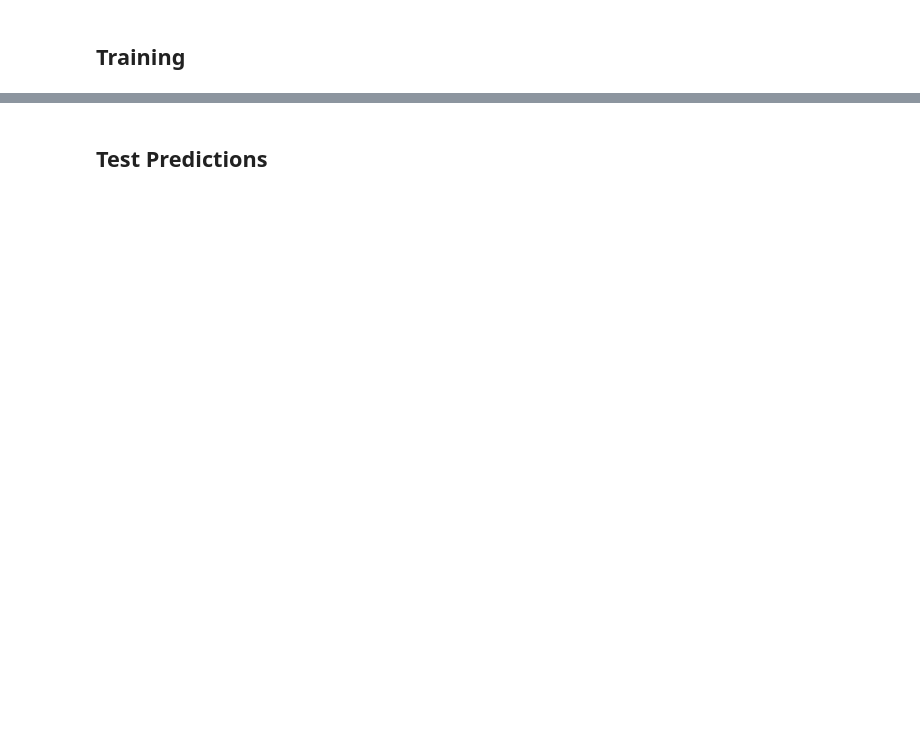
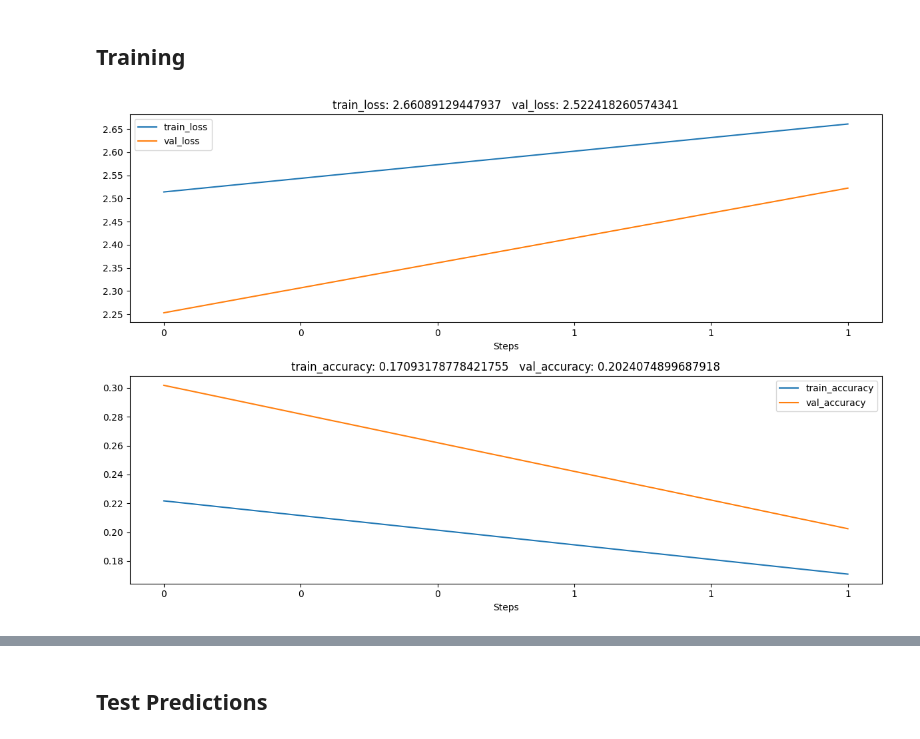
Before and after one commit to diegocremebrule/DeepLearningUNIPD, a Jupyter notebook: unipd-deep-learning-2025-challenge-1-template.ipynb, the cells around one changed output, grey strips where cells are left out. Drawn from its saved outputs; the diff is of its cells as text; code cells hidden in the pictures; blank space fills up the shorter version.

```diff
--- a/unipd-deep-learning-2025-challenge-1-template.ipynb
+++ b/unipd-deep-learning-2025-challenge-1-template.ipynb
@@ -145,8 +163,6 @@ print(img_height, img_width)
 # %%
-from torch.utils.data import DataLoader
-
 # Create data loaders
-batch_size = 20
+batch_size = 32
 train_loader = DataLoader(train_dataset, batch_size=batch_size, shuffle=True)
 val_loader = DataLoader(val_dataset, batch_size=batch_size)
 test_loader = DataLoader(test_dataset, batch_size=batch_size)
@@ -546,16 +535,16 @@ model_graph.visual_graph
 # %% [markdown]
 ## Training
 # %%
-#Some training parameters, change optmizer if changing model !!
+#Some training parameters
 
-num_epochs = 20
-lr = 1e-3
+num_epochs = 50
+lr = 0.01
 criterion = torch.nn.CrossEntropyLoss()
 
-optimizer_basic = torch.optim.Adam(model.parameters(), lr=lr)
-optimizer_lenet = torch.optim.Adam(lenet5_model.parameters(), lr=lr)
-optimizer_alexnet = torch.optim.SGD(AlexNet_model.parameters(), lr=0.01, momentum=0.9, weight_decay=1e-4)
-optimizer_resnet = torch.optim.SGD(ResNet18Small_model.parameters(), lr=0.01, momentum=0.9, weight_decay=1e-4)
+optimizer_basic = torch.optim.SGD(model.parameters(), lr=lr, momentum=0.9, weight_decay=1e-4)
+optimizer_lenet = torch.optim.SGD(lenet5_model.parameters(), lr=lr, momentum=0.9, weight_decay=1e-4)
+optimizer_alexnet = torch.optim.SGD(AlexNet_model.parameters(), lr = lr, momentum=0.9, weight_decay=1e-4)
+optimizer_resnet = torch.optim.SGD(ResNet18Small_model.parameters(), lr = lr, momentum=0.9, weight_decay=1e-4)
 # %%
 def train(model, optimizer, dataloader_train, dataloader_val, epochs, hparam_tuning=False):
 
@@ -570,6 +559,7 @@ def train(model, optimizer, dataloader_train, dataloader_val, epochs, hparam_tun
   aug_transform = transforms.Compose([
         transforms.RandomHorizontalFlip(p=0.333),
         transforms.ColorJitter(brightness=0.2, contrast=0.2, saturation=0.2, hue=0.1),
+        transforms.RandomRotation(180),
         transforms.ToTensor(), #Add a normalization later?
     ])
 
@@ -655,10 +645,12 @@ def plot_learning_acc_and_loss(loss_tr, acc_tr, loss_val, acc_val):
 # %%
 #Train the basic model
 
 start = timer()
-loss_train, accuracy_train, loss_val, accuracy_val = train(lenet5_model, optimizer_basic, train_loader, val_loader, epochs = num_epochs)
+loss_train, accuracy_train, loss_val, accuracy_val = train(model, optimizer_basic, train_loader, val_loader, epochs = num_epochs)
 end = timer()
 print(f"Training time in second: {(end - start)}")
+# %% [output]
+[figure, added]
 # %%
 # train the Lenet5 Model
 
```
Also changed, not shown: parts of 19 cells of this notebook.
